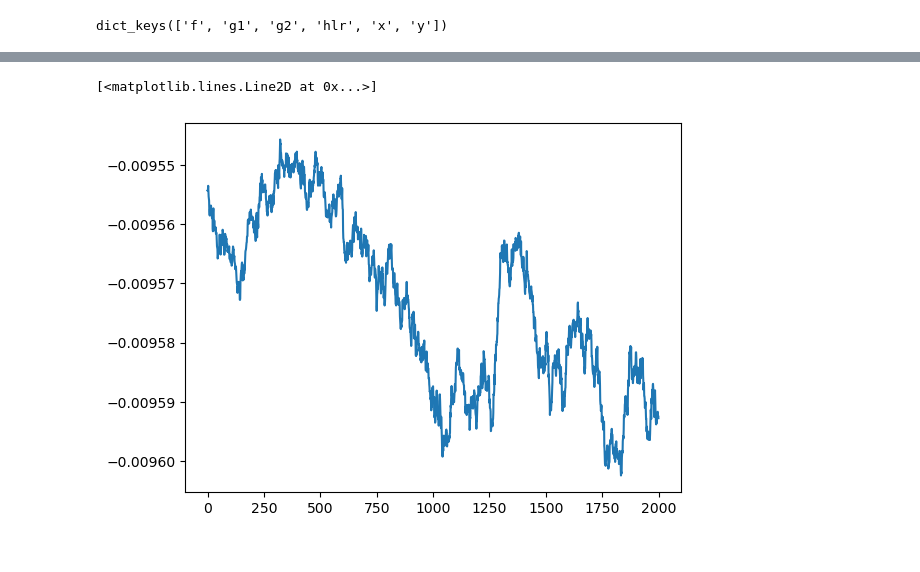
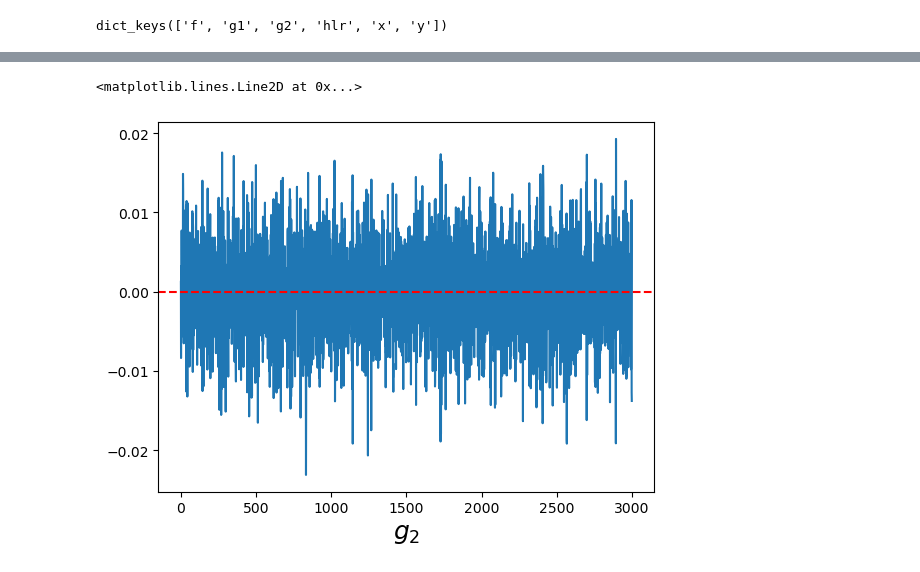
Before and after one commit to LSSTDESC/BPD, a Jupyter notebook: fit-cells-jax.ipynb, the cells around one changed output, grey strips where cells are left out. Cells and saved outputs as stored; diff of their text form; code cells hidden in the pictures.

```diff
--- a/fit-cells-jax.ipynb
+++ b/fit-cells-jax.ipynb
@@ -75,7 +81,7 @@ rng = np.random.RandomState(seed)
 COADD_DIM = 201
 PSF_DIM = 51
 bands = ['i']
-NOISE_FACTOR = 1e-3
+NOISE_FACTOR = 1
 
 # this makes a grid of fixed exponential galaxies
 # with default properties. One exposure per band
@@ -86,7 +92,7 @@ galaxy_catalog = make_galaxy_catalog(
     coadd_dim=COADD_DIM,
     buff=30,
     layout='grid',
-    gal_config={"morph": "exp", "mag": 20}
+    gal_config={"morph": "exp", "mag": 22}
 )
 survey = get_survey(gal_type=galaxy_catalog.gal_type, band=bands[0])
 noise_for_gsparams = survey.noise*NOISE_FACTOR
@@ -335,9 +328,11 @@ def draw_model(x_shifts, y_shifts, hlrs, fluxes, g1, g2):
 # %%
+GSPARAMS = galaxim.GSParams(minimum_fft_size=512, maximum_fft_size=512)
+
 @jax.jit
 def draw_model(xs, ys, hlrs, fluxes, g1, g2):
 
     psf_gs_no_pix = galaxim.Gaussian(fwhm=FIXED_PSF_FWHM)
-    image = galaxim.Image.init(COADD_DIM, COADD_DIM, scale=SCALE)
+    image = galaxim.Image(COADD_DIM, COADD_DIM, scale=SCALE)
     for ii in range(4):
         shift = lists['shifts'][ii]#arcsec
         shift = shift.shear(galsim.Shear(g1=0.02, g2=0.))
@@ -365,8 +360,8 @@ def prob_model(y=None):
     g1 = numpyro.sample('g1', dist.Uniform(-0.05, 0.05))
     g2 = numpyro.sample('g2', dist.Uniform(-0.05, 0.05))
     with numpyro.plate('gals', 4, dim=-1):
-        fluxes = 10**numpyro.sample('f', dist.Uniform(2, 6))
-        hlrs = numpyro.sample('hlr', dist.Uniform(0.01, 0.8))
+        fluxes = 10**numpyro.sample('f', dist.Uniform(2.5, 4))
+        hlrs = numpyro.sample('hlr', dist.Uniform(0.3, 0.8))
         xs = numpyro.sample('x', dist.Uniform(-0.5, 0.5))
         ys = numpyro.sample('y', dist.Uniform(-0.5, 0.5))
     im = draw_model(xs, ys, hlrs, fluxes, g1, g2)
@@ -411,6 +406,6 @@ plt.colorbar()
 # %%
-nuts_kernel = NUTS(prob_model, max_tree_depth=5)
-mcmc = MCMC(nuts_kernel, num_warmup=1000, num_samples=2000)
+nuts_kernel = NUTS(prob_model, max_tree_depth=10)
+mcmc = MCMC(nuts_kernel, num_warmup=2000, num_samples=3000)
 rng_key = random.PRNGKey(0)
 mcmc.run(rng_key, y=TRUTH_IMAGE)
 # %%
@@ -425,5 +422,7 @@ plt.plot(mcmc.get_samples()['g1'])
 # %%
 plt.plot(mcmc.get_samples()['g2'])
+plt.xlabel('$g_2$', fontsize=18)
+plt.axhline(0.00, color='r', ls='--')
 # %% [output]
-[<matplotlib.lines.Line2D at 0x...>]
+<matplotlib.lines.Line2D at 0x...>
-[figure, old version]
+[figure, new version]
```
Also changed, not shown: parts of 11 cells of this notebook.
